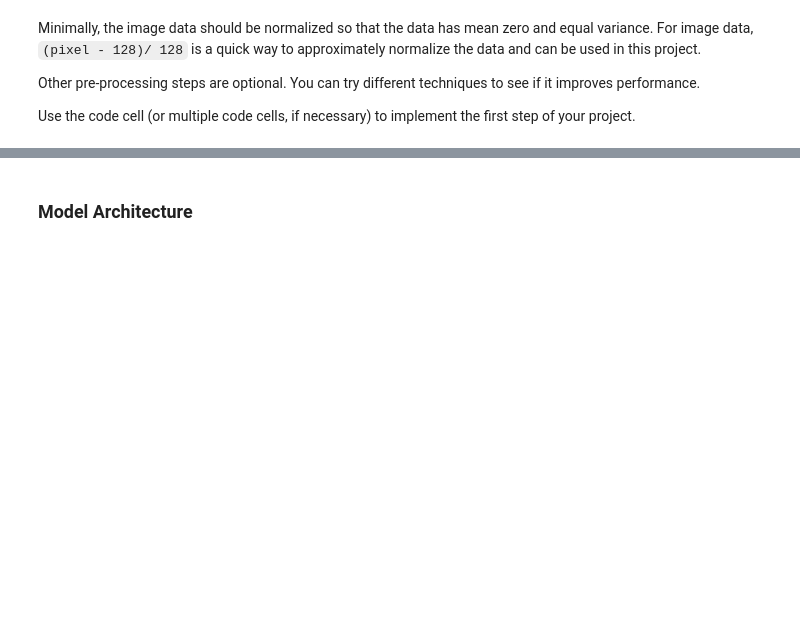
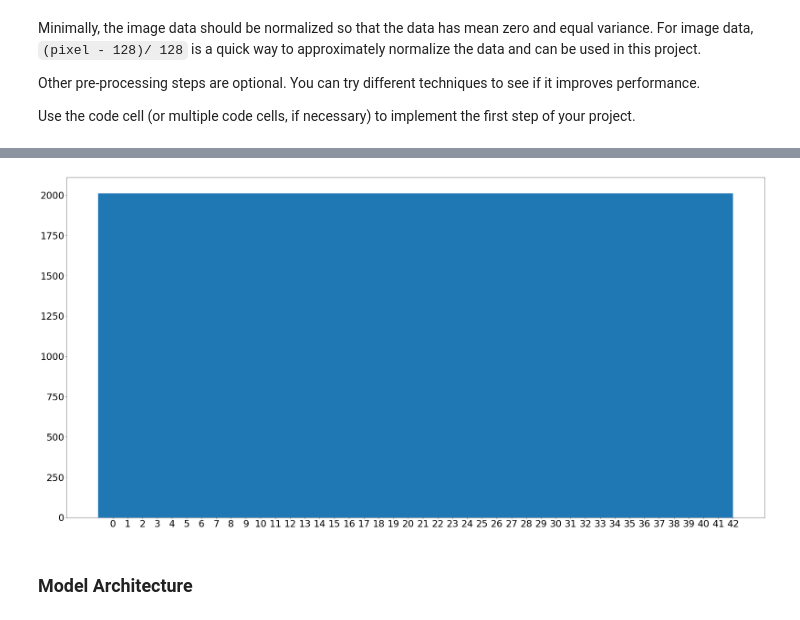
Before and after one commit to supercarl87/CarND-Traffic-Sign-Classifier-Project, a Jupyter notebook: Traffic_Sign_Classifier.ipynb, the cells around one changed output, grey strips where cells are left out. Drawn from its saved outputs; the diff is of its cells as text; code cells hidden in the pictures; blank space fills up the shorter version.

```diff
--- a/Traffic_Sign_Classifier.ipynb
+++ b/Traffic_Sign_Classifier.ipynb
@@ -182,20 +192,3 @@ Minimally, the image data should be normalized so that the data has mean zero an
 Other pre-processing steps are optional. You can try different techniques to see if it improves performance.
 
 Use the code cell (or multiple code cells, if necessary) to implement the first step of your project.
-# %%
-### Preprocess the data here. It is required to normalize the data. Other preprocessing steps could include
-### converting to grayscale, etc.
-### Feel free to use as many code cells as needed.
-import cv2
-from sklearn.utils import shuffle
-
-
-def preprocess(img):
-
-#     gray = cv2.cvtColor(img, cv2.COLOR_RGB2GRAY)
-#     normalized = (img -128)/128.0
-    return img
-
-preprocess(train['features'][1])
-print(train['features'][1].shape)
-print(preprocess(train['features'][1]).shape)
@@ -204,0 +195,65 @@ print(preprocess(train['features'][1]).shape)
+# %%
+### Preprocess the data here. It is required to normalize the data. Other preprocessing steps could include
+### converting to grayscale, etc.
+### Feel free to use as many code cells as needed.
+import cv2
+from sklearn.utils import shuffle
+
+
+def preprocess(img):
+
+    gray = cv2.cvtColor(img, cv2.COLOR_RGB2GRAY)
+    normalized = (gray)/256.0 -0.5
+    return np.expand_dims(normalized, axis=2)
+
+
+def balance_data(x, y):
+    sign_classes, class_indices, class_counts = np.unique(y_train, return_index = True, return_counts = True)
+    max_count = max(class_counts)
+    x_shape = x[0].shape
+    print(x_shape)
+
+    for i in range(len(sign_classes)):
+        gap = max_count - class_counts[i]
+        print('class %i gap %i' %( i, gap))
+        batch = gap
+
+        for j in range(0, gap //class_counts[i]) :
+            x= np.vstack([x, x[class_indices[i]: class_indices[i] + class_counts[i]]])
+            y = np.append(y, y[class_indices[i]: class_indices[i] + class_counts[i]])
+
+        remain = gap % class_counts[i]
+        x= np.vstack([x, x[class_indices[i]: class_indices[i] + remain]])
+        y = np.append(y, y[class_indices[i]:class_indices[i] + remain])
+
+
+
+#         for j in range(gap):
+#             random_index= random.choice(range(class_indices[i], class_indices[i] + class_counts[i]))
+#             x= np.vstack([x, [x[random_index]]])
+#             y= np.append(y, y[random_index])
+    return x, y
+
+
+display_histrogram(Counter(y_train))
+print('x_train %i' % len(x_train))
+print('y_train %i' % len(y_train))
+x_train, y_train = balance_data(x_train, y_train)
+
+print('x_train %i' % len(x_train))
+print('y_train %i' % len(y_train))
+
+print("balance done")
+
+sign_classes, class_indices, class_counts = np.unique(y_train, return_index = True, return_counts = True)
+print(class_counts)
+display_histrogram(Counter(y_train))
+
+training_file_balance = 'data/train_balanced.p'
+
+# with open(training_file, mode='w') as f:
+pickle.dump({
+        "features" : x_train,
+        "labels" : y_train
+    }, open(training_file_balance, "wb" ) )
+# %% [output]
@@ -205,3 +278,4 @@ print(preprocess(train['features'][1]).shape)
+[figure, added]
 # %% [markdown]
 ### Model Architecture
 # %%
```
Also changed, not shown: parts of 6 cells of this notebook.
